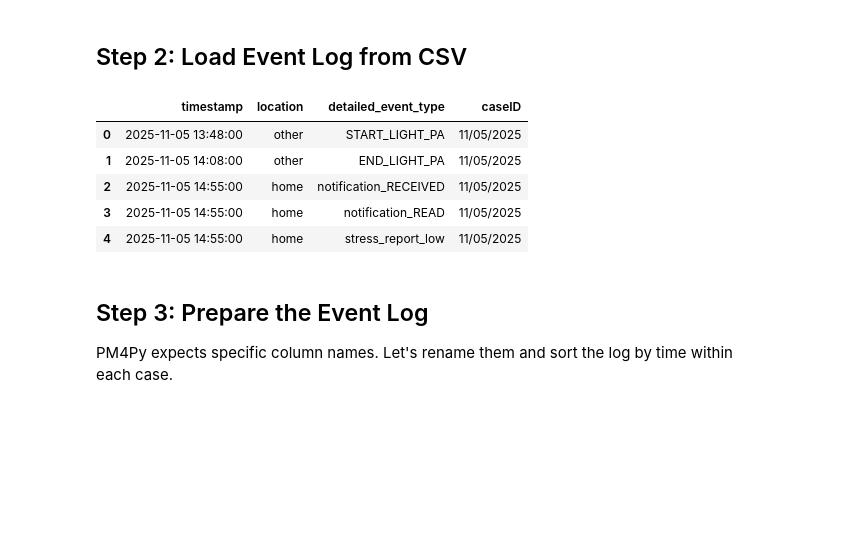
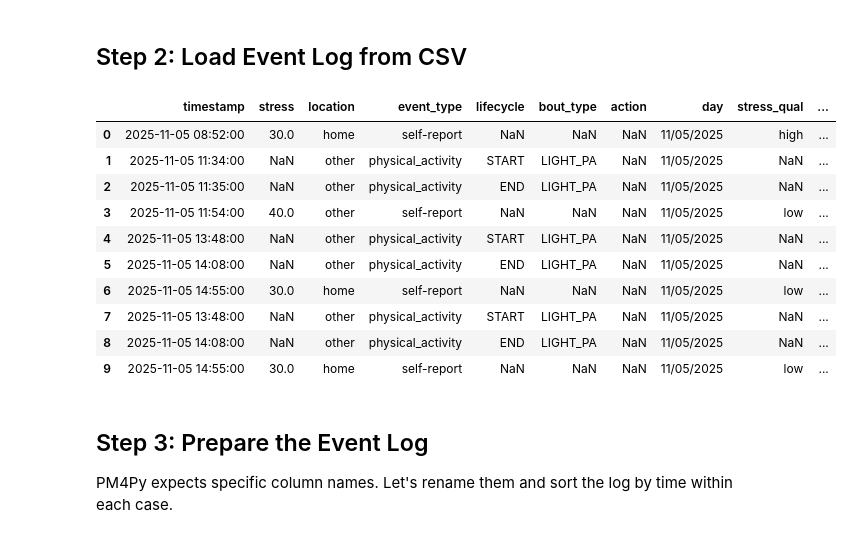
Before and after one commit to MariaInesRibeiro98/GameBus-HealthBehaviorMining, a Jupyter notebook: notebooks/10.1_LearningExample_Sequential_WF copy.ipynb, the cells around one changed output. Saved outputs shown, nothing was run; the diff lists cells and outputs as text; code cells hidden in the pictures; blank space fills up the shorter version.

```diff
--- a/notebooks/10.1_LearningExample_Sequential_WF copy.ipynb
+++ b/notebooks/10.1_LearningExample_Sequential_WF copy.ipynb
@@ -12,15 +12,20 @@ from pm4py.visualization.petri_net import visualizer as pn_visualizer
 # %% [markdown]
 ## Step 2: Load Event Log from CSV
 # %%
-df = pd.read_csv("LE1_SequentialWF.csv", sep=';',parse_dates=["timestamp"])
-df.head()
+df = pd.read_csv("2d_toy_log_day11-sequence-choice.csv", sep=';',parse_dates=["timestamp"])
+df
 # %% [output]
-|  | timestamp | location | detailed_event_type | caseID |
-| 0 | 2025-11-05 13:48:00 | other | START_LIGHT_PA | 11/05/2025 |
-| 1 | 2025-11-05 14:08:00 | other | END_LIGHT_PA | 11/05/2025 |
-| 2 | 2025-11-05 14:55:00 | home | notification_RECEIVED | 11/05/2025 |
-| 3 | 2025-11-05 14:55:00 | home | notification_READ | 11/05/2025 |
-| 4 | 2025-11-05 14:55:00 | home | stress_report_low | 11/05/2025 |
+|  | timestamp | stress | location | event_type | lifecycle | bout_type | action | day | stress_qual | ... |
+| 0 | 2025-11-05 08:52:00 | 30.0 | home | self-report | NaN | NaN | NaN | 11/05/2025 | high | ... |
+| 1 | 2025-11-05 11:34:00 | NaN | other | physical_activity | START | LIGHT_PA | NaN | 11/05/2025 | NaN | ... |
+| 2 | 2025-11-05 11:35:00 | NaN | other | physical_activity | END | LIGHT_PA | NaN | 11/05/2025 | NaN | ... |
+| 3 | 2025-11-05 11:54:00 | 40.0 | other | self-report | NaN | NaN | NaN | 11/05/2025 | low | ... |
+| 4 | 2025-11-05 13:48:00 | NaN | other | physical_activity | START | LIGHT_PA | NaN | 11/05/2025 | NaN | ... |
+| 5 | 2025-11-05 14:08:00 | NaN | other | physical_activity | END | LIGHT_PA | NaN | 11/05/2025 | NaN | ... |
+| 6 | 2025-11-05 14:55:00 | 30.0 | home | self-report | NaN | NaN | NaN | 11/05/2025 | low | ... |
+| 7 | 2025-11-05 13:48:00 | NaN | other | physical_activity | START | LIGHT_PA | NaN | 11/05/2025 | NaN | ... |
+| 8 | 2025-11-05 14:08:00 | NaN | other | physical_activity | END | LIGHT_PA | NaN | 11/05/2025 | NaN | ... |
+| 9 | 2025-11-05 14:55:00 | 30.0 | home | self-report | NaN | NaN | NaN | 11/05/2025 | low | ... |
 # %% [markdown]
 ## Step 3: Prepare the Event Log
 PM4Py expects specific column names. Let's rename them and sort the log by time within each case.
```
Also changed, not shown: parts of 9 cells of this notebook, 21 other files.
